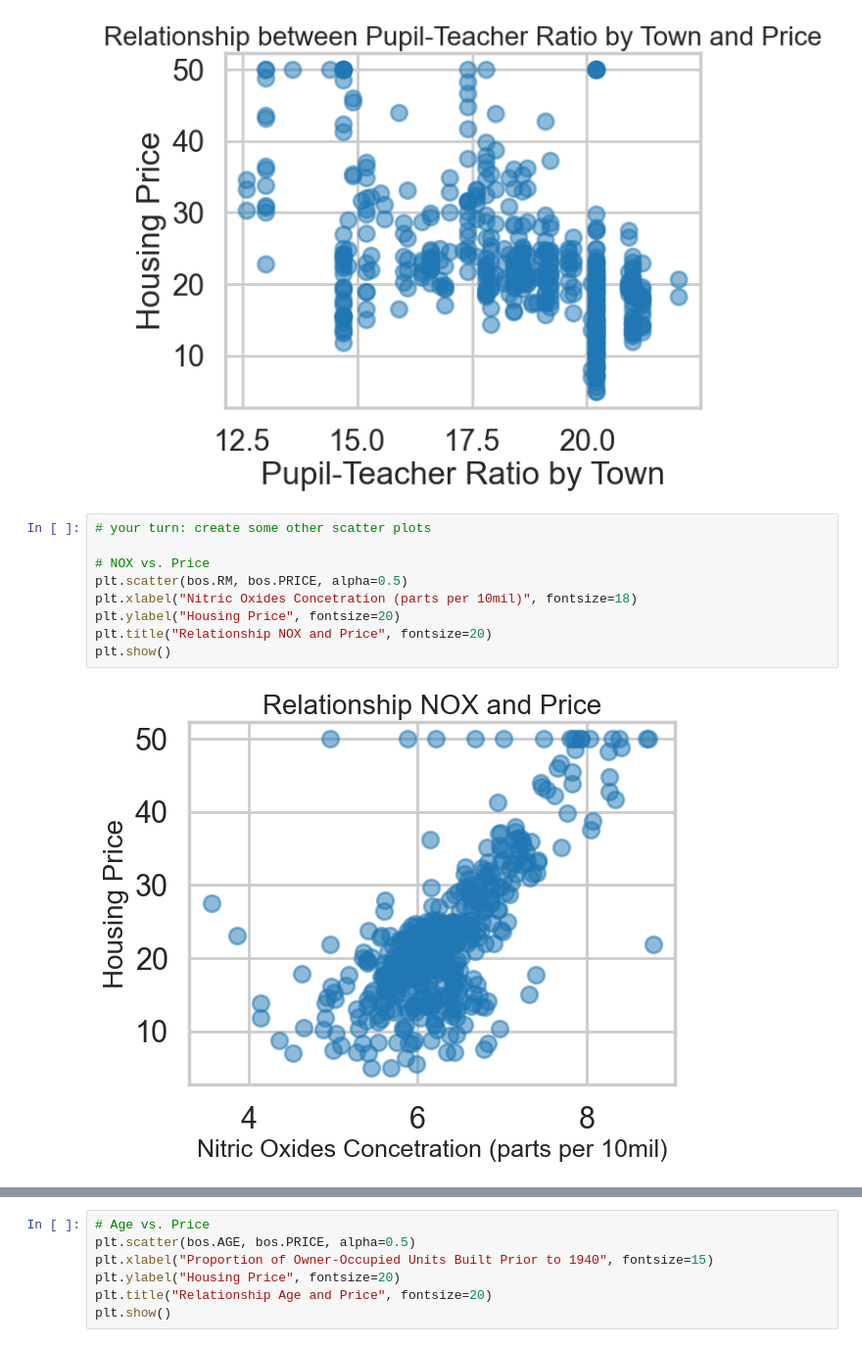
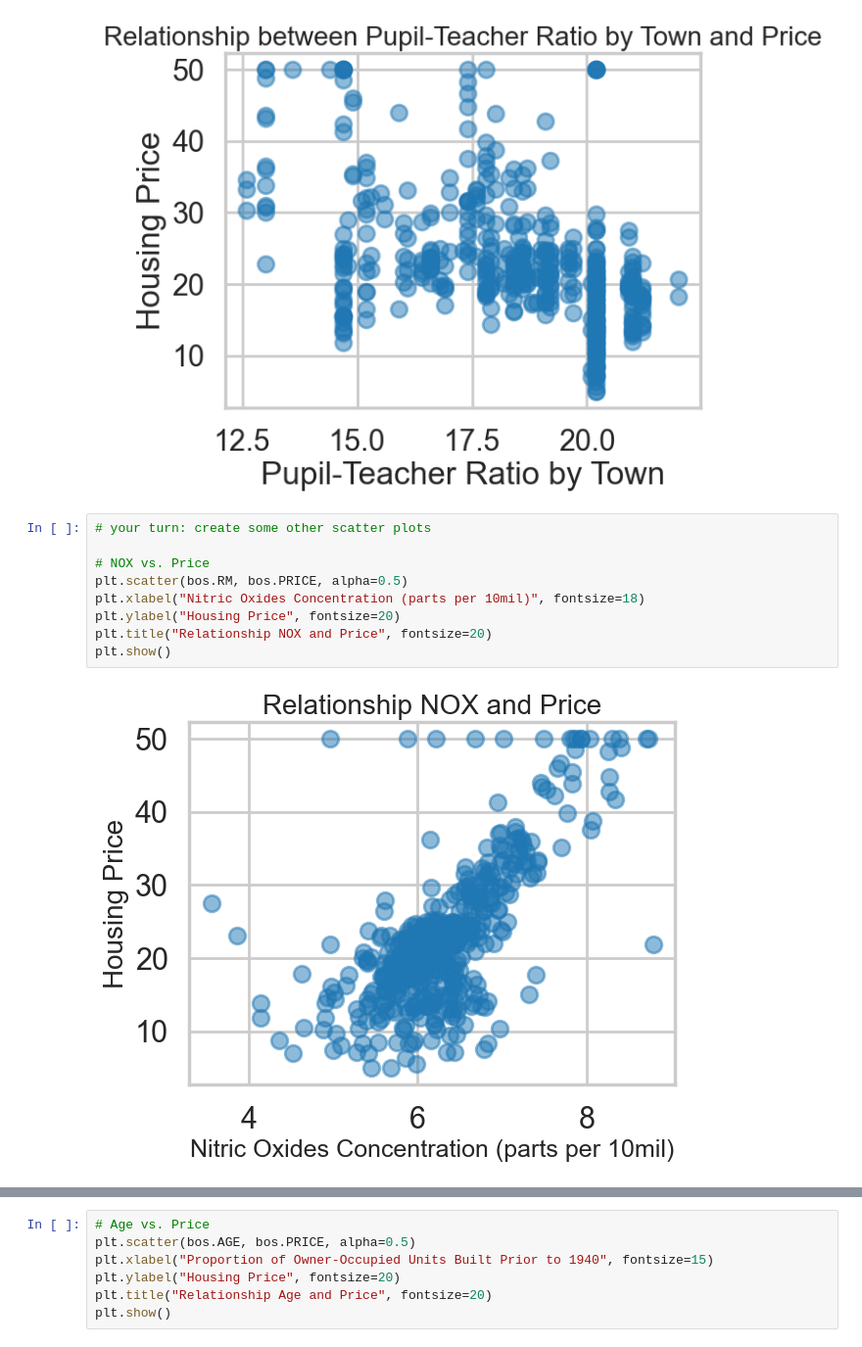
Before and after one commit to eraiken/Springboard, a Jupyter notebook: Unit 22/22.4 Case Study - Boston Housing/Mini_Project_Linear_Regression.ipynb, the cells around one changed output, grey strips where cells are left out. Shown at 98% size. Drawn from its saved outputs; the diff is of its cells as text.

Commit message:
Update Mini_Project_Linear_Regression.ipynb
Typo correction. Plotting of histograms.

```diff
--- a/Unit 22/22.4 Case Study - Boston Housing/Mini_Project_Linear_Regression.ipynb
+++ b/Unit 22/22.4 Case Study - Boston Housing/Mini_Project_Linear_Regression.ipynb
@@ -251,11 +251,11 @@ plt.show()
 # %%
 # your turn: create some other scatter plots
 
 # NOX vs. Price
 plt.scatter(bos.RM, bos.PRICE, alpha=0.5)
-plt.xlabel("Nitric Oxides Concetration (parts per 10mil)", fontsize=18)
+plt.xlabel("Nitric Oxides Concentration (parts per 10mil)", fontsize=18)
 plt.ylabel("Housing Price", fontsize=20)
 plt.title("Relationship NOX and Price", fontsize=20)
 plt.show()
 # %% [output]
-[figure, old version]
+[figure, new version]
```
Also changed, not shown: parts of 13 cells of this notebook.
